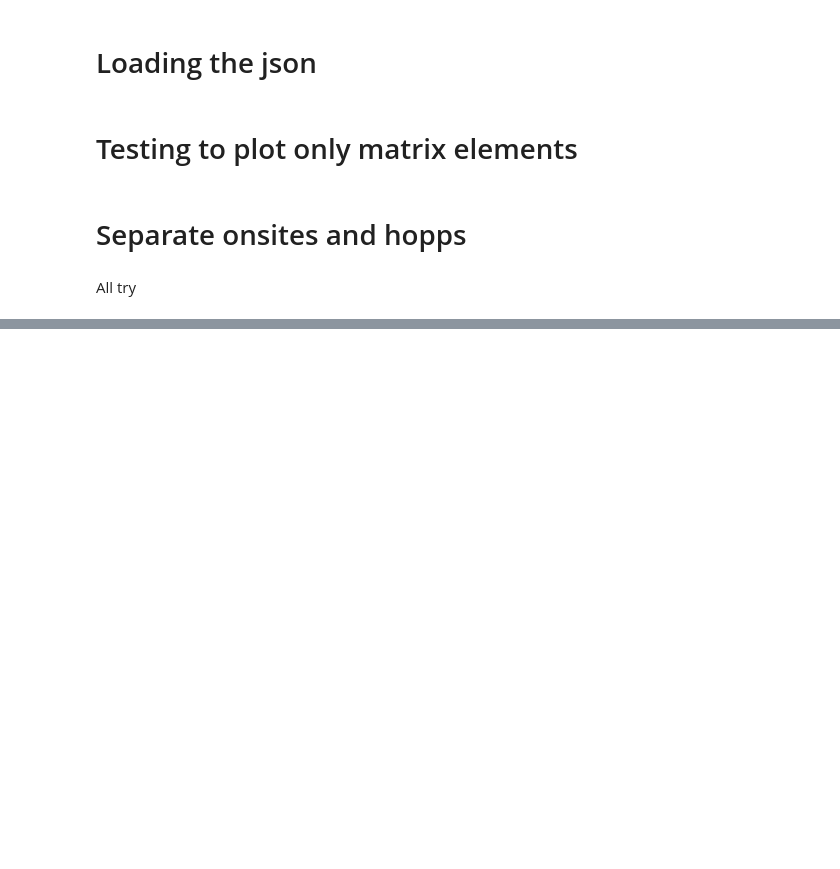
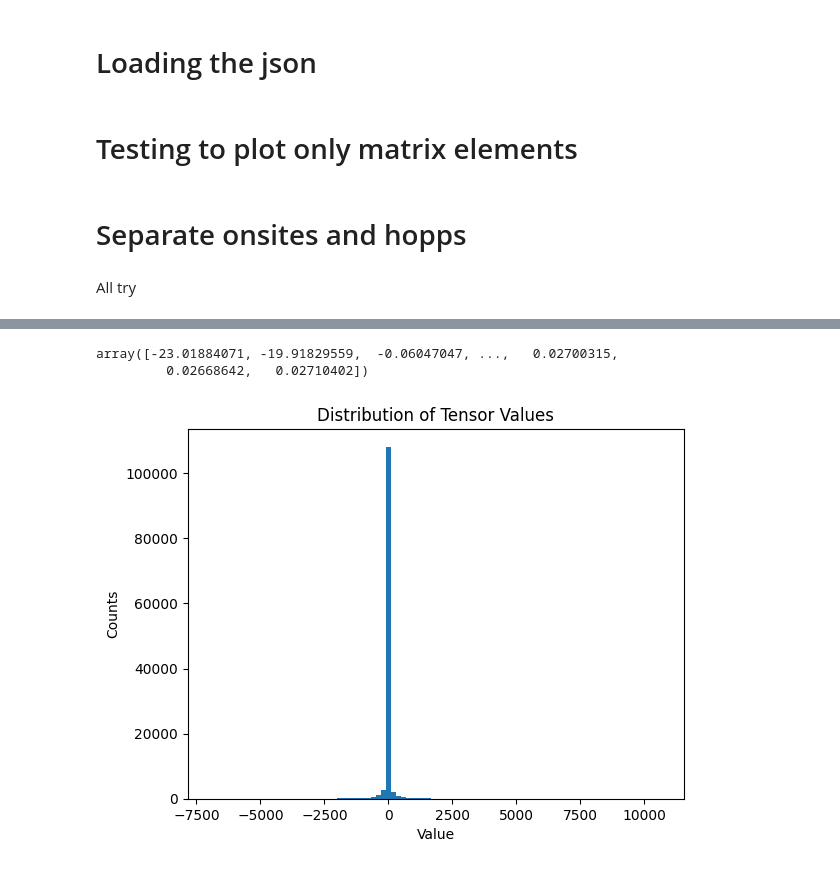
Before and after one commit to alapena/graph2mat4abn, a Jupyter notebook: scripts/plot_all_dataset.ipynb, the cells around one changed output, grey strips where cells are left out. Drawn from its saved outputs; the diff is of its cells as text; code cells hidden in the pictures; blank space fills up the shorter version.

```diff
--- a/scripts/plot_all_dataset.ipynb
+++ b/scripts/plot_all_dataset.ipynb
@@ -1524,0 +1587,17 @@ plot_alldataset_struct_vs_scalar_onsites_hoppings(
+# %%
+x_standardized.tocsr().data
+# %% [output]
+array([-23.01884071, -19.91829559,  -0.06047047, ...,   0.02700315,
+         0.02668642,   0.02710402])
+# %%
+#Robutst scaler
+
+import numpy as np
+
+q1 = np.quantile(x, 0.25)
+q3 = np.quantile(x, 0.75)
+iqr = q3 - q1 + 1e-8
+x_robust = (x - np.median(x)) / iqr
+plot_histogram(x_robust)
+# %% [output]
+[figure, added]
```
Also changed, not shown: parts of 8 cells of this notebook, 5 other files.
